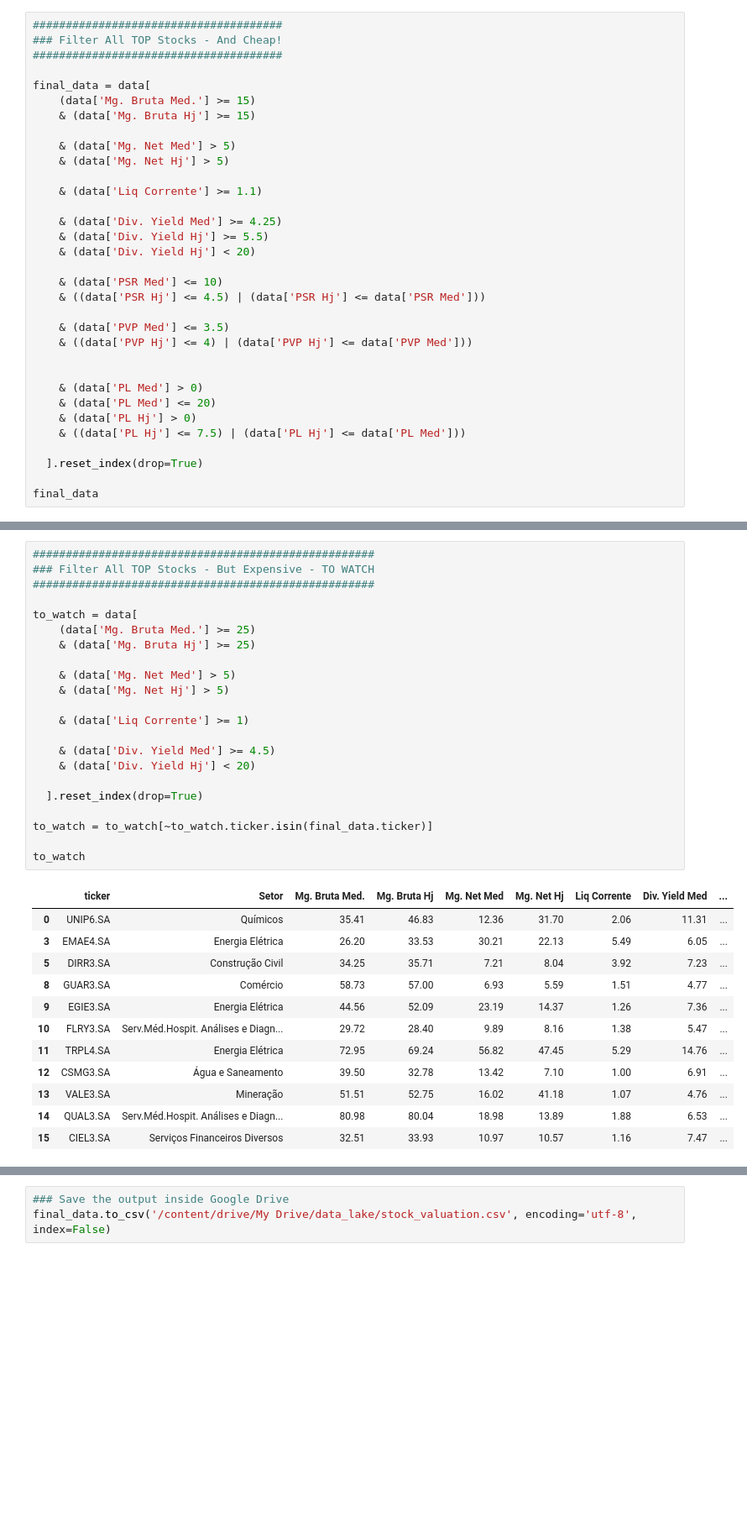
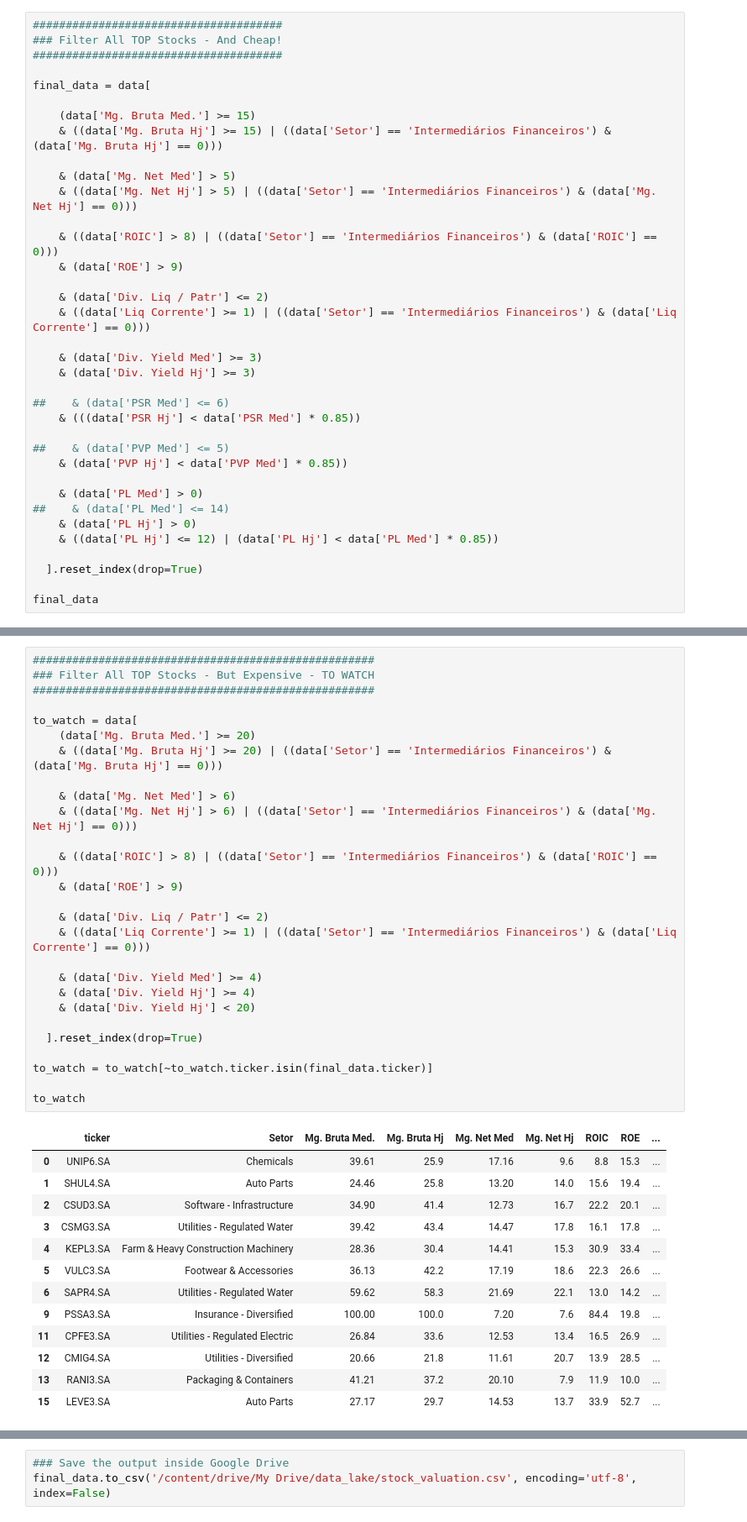
Before and after one commit to vinicius-vargas/robust-market-screener, a Jupyter notebook: stock_valuation.ipynb, the cells around one changed output, grey strips where cells are left out. Shown at 84% size. Cells and saved outputs as stored; diff of their text form; blank space fills up the shorter version.

```diff
--- a/stock_valuation.ipynb
+++ b/stock_valuation.ipynb
@@ -244,29 +241,32 @@ data
 ######################################
 
 final_data = data[
+
     (data['Mg. Bruta Med.'] >= 15)
-    & (data['Mg. Bruta Hj'] >= 15)
+    & ((data['Mg. Bruta Hj'] >= 15) | ((data['Setor'] == 'Intermediários Financeiros') & (data['Mg. Bruta Hj'] == 0)))
 
     & (data['Mg. Net Med'] > 5)
-    & (data['Mg. Net Hj'] > 5)
+    & ((data['Mg. Net Hj'] > 5) | ((data['Setor'] == 'Intermediários Financeiros') & (data['Mg. Net Hj'] == 0)))
 
-    & (data['Liq Corrente'] >= 1.1)
+    & ((data['ROIC'] > 8) | ((data['Setor'] == 'Intermediários Financeiros') & (data['ROIC'] == 0)))
+    & (data['ROE'] > 9)
 
-    & (data['Div. Yield Med'] >= 4.25)
-    & (data['Div. Yield Hj'] >= 5.5)
-    & (data['Div. Yield Hj'] < 20)
+    & (data['Div. Liq / Patr'] <= 2)
+    & ((data['Liq Corrente'] >= 1) | ((data['Setor'] == 'Intermediários Financeiros') & (data['Liq Corrente'] == 0)))
 
-    & (data['PSR Med'] <= 10)
-    & ((data['PSR Hj'] <= 4.5) | (data['PSR Hj'] <= data['PSR Med']))
+    & (data['Div. Yield Med'] >= 3)
+    & (data['Div. Yield Hj'] >= 3)
 
-    & (data['PVP Med'] <= 3.5)
-    & ((data['PVP Hj'] <= 4) | (data['PVP Hj'] <= data['PVP Med']))
+##    & (data['PSR Med'] <= 6)
+    & (((data['PSR Hj'] < data['PSR Med'] * 0.85))
 
+##    & (data['PVP Med'] <= 5)
+    & (data['PVP Hj'] < data['PVP Med'] * 0.85))
 
     & (data['PL Med'] > 0)
-    & (data['PL Med'] <= 20)
+##    & (data['PL Med'] <= 14)
     & (data['PL Hj'] > 0)
-    & ((data['PL Hj'] <= 7.5) | (data['PL Hj'] <= data['PL Med']))
+    & ((data['PL Hj'] <= 12) | (data['PL Hj'] < data['PL Med'] * 0.85))
 
   ].reset_index(drop=True)
 
@@ -282,38 +281,44 @@ final_data
 # %%
 ####################################################
 ### Filter All TOP Stocks - But Expensive - TO WATCH
 ####################################################
 
 to_watch = data[
-    (data['Mg. Bruta Med.'] >= 25)
-    & (data['Mg. Bruta Hj'] >= 25)
+    (data['Mg. Bruta Med.'] >= 20)
+    & ((data['Mg. Bruta Hj'] >= 20) | ((data['Setor'] == 'Intermediários Financeiros') & (data['Mg. Bruta Hj'] == 0)))
 
-    & (data['Mg. Net Med'] > 5)
-    & (data['Mg. Net Hj'] > 5)
+    & (data['Mg. Net Med'] > 6)
+    & ((data['Mg. Net Hj'] > 6) | ((data['Setor'] == 'Intermediários Financeiros') & (data['Mg. Net Hj'] == 0)))
 
-    & (data['Liq Corrente'] >= 1)
+    & ((data['ROIC'] > 8) | ((data['Setor'] == 'Intermediários Financeiros') & (data['ROIC'] == 0)))
+    & (data['ROE'] > 9)
 
-    & (data['Div. Yield Med'] >= 4.5)
+    & (data['Div. Liq / Patr'] <= 2)
+    & ((data['Liq Corrente'] >= 1) | ((data['Setor'] == 'Intermediários Financeiros') & (data['Liq Corrente'] == 0)))
+
+    & (data['Div. Yield Med'] >= 4)
+    & (data['Div. Yield Hj'] >= 4)
     & (data['Div. Yield Hj'] < 20)
 
   ].reset_index(drop=True)
 
 to_watch = to_watch[~to_watch.ticker.isin(final_data.ticker)]
 
 to_watch
 # %% [output]
-|  | ticker | Setor | Mg. Bruta Med. | Mg. Bruta Hj | Mg. Net Med | Mg. Net Hj | Liq Corrente | Div. Yield Med | ... |
-| 0 | UNIP6.SA | Químicos | 35.41 | 46.83 | 12.36 | 31.70 | 2.06 | 11.31 | ... |
-| 3 | EMAE4.SA | Energia Elétrica | 26.20 | 33.53 | 30.21 | 22.13 | 5.49 | 6.05 | ... |
-| 5 | DIRR3.SA | Construção Civil | 34.25 | 35.71 | 7.21 | 8.04 | 3.92 | 7.23 | ... |
-| 8 | GUAR3.SA | Comércio | 58.73 | 57.00 | 6.93 | 5.59 | 1.51 | 4.77 | ... |
-| 9 | EGIE3.SA | Energia Elétrica | 44.56 | 52.09 | 23.19 | 14.37 | 1.26 | 7.36 | ... |
-| 10 | FLRY3.SA | Serv.Méd.Hospit. Análises e Diagn... | 29.72 | 28.40 | 9.89 | 8.16 | 1.38 | 5.47 | ... |
-| 11 | TRPL4.SA | Energia Elétrica | 72.95 | 69.24 | 56.82 | 47.45 | 5.29 | 14.76 | ... |
-| 12 | CSMG3.SA | Água e Saneamento | 39.50 | 32.78 | 13.42 | 7.10 | 1.00 | 6.91 | ... |
-| 13 | VALE3.SA | Mineração | 51.51 | 52.75 | 16.02 | 41.18 | 1.07 | 4.76 | ... |
-| 14 | QUAL3.SA | Serv.Méd.Hospit. Análises e Diagn... | 80.98 | 80.04 | 18.98 | 13.89 | 1.88 | 6.53 | ... |
-| 15 | CIEL3.SA | Serviços Financeiros Diversos | 32.51 | 33.93 | 10.97 | 10.57 | 1.16 | 7.47 | ... |
+|  | ticker | Setor | Mg. Bruta Med. | Mg. Bruta Hj | Mg. Net Med | Mg. Net Hj | ROIC | ROE | ... |
+| 0 | UNIP6.SA | Chemicals | 39.61 | 25.9 | 17.16 | 9.6 | 8.8 | 15.3 | ... |
+| 1 | SHUL4.SA | Auto Parts | 24.46 | 25.8 | 13.20 | 14.0 | 15.6 | 19.4 | ... |
+| 2 | CSUD3.SA | Software - Infrastructure | 34.90 | 41.4 | 12.73 | 16.7 | 22.2 | 20.1 | ... |
+| 3 | CSMG3.SA | Utilities - Regulated Water | 39.42 | 43.4 | 14.47 | 17.8 | 16.1 | 17.8 | ... |
+| 4 | KEPL3.SA | Farm & Heavy Construction Machinery | 28.36 | 30.4 | 14.41 | 15.3 | 30.9 | 33.4 | ... |
+| 5 | VULC3.SA | Footwear & Accessories | 36.13 | 42.2 | 17.19 | 18.6 | 22.3 | 26.6 | ... |
+| 6 | SAPR4.SA | Utilities - Regulated Water | 59.62 | 58.3 | 21.69 | 22.1 | 13.0 | 14.2 | ... |
+| 9 | PSSA3.SA | Insurance - Diversified | 100.00 | 100.0 | 7.20 | 7.6 | 84.4 | 19.8 | ... |
+| 11 | CPFE3.SA | Utilities - Regulated Electric | 26.84 | 33.6 | 12.53 | 13.4 | 16.5 | 26.9 | ... |
+| 12 | CMIG4.SA | Utilities - Diversified | 20.66 | 21.8 | 11.61 | 20.7 | 13.9 | 28.5 | ... |
+| 13 | RANI3.SA | Packaging & Containers | 41.21 | 37.2 | 20.10 | 7.9 | 11.9 | 10.0 | ... |
+| 15 | LEVE3.SA | Auto Parts | 27.17 | 29.7 | 14.53 | 13.7 | 33.9 | 52.7 | ... |
 # %%
 ###############################################
 ### Filter Only Cheap Stocks - But not that BAD
```
Also changed, not shown: parts of 16 cells of this notebook.
